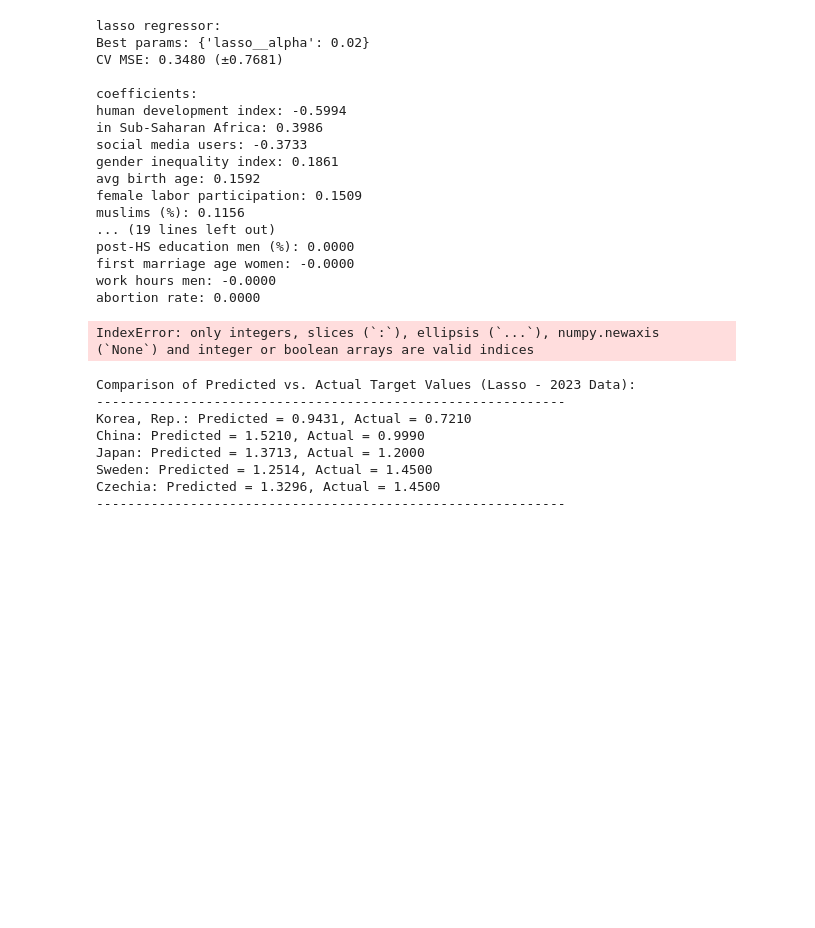
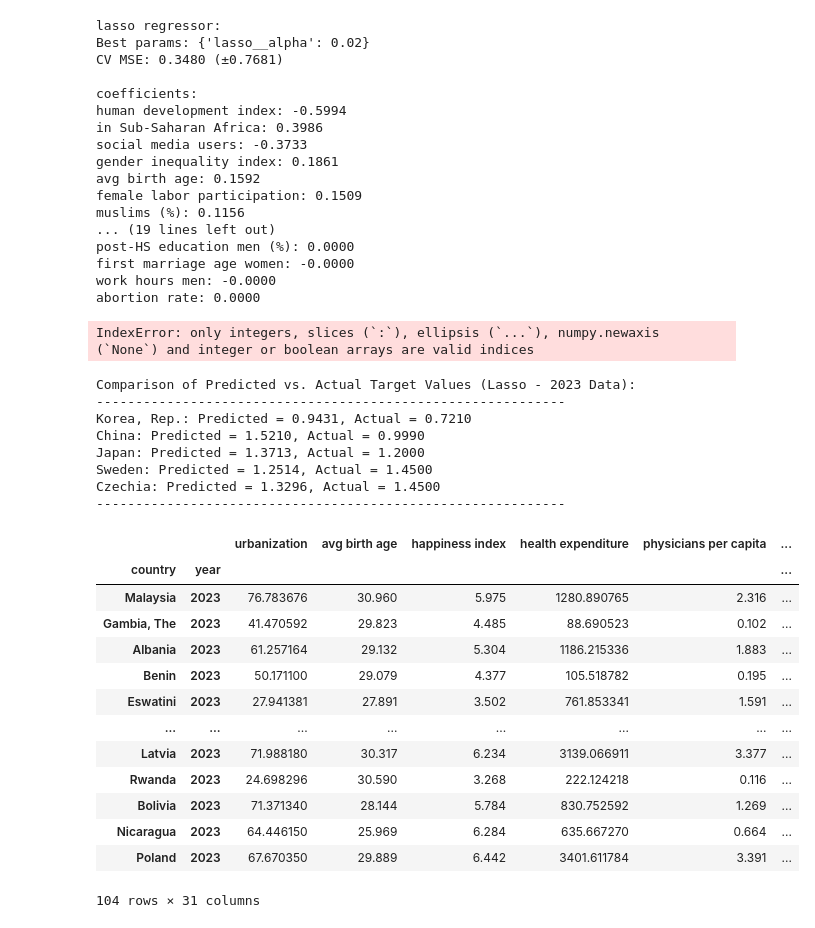
Before and after one commit to tomik062/AI_Project, a Jupyter notebook: notebook.ipynb, the cells around one changed output. Drawn from its saved outputs; the diff is of its cells as text; code cells hidden in the pictures; blank space fills up the shorter version.

```diff
--- a/notebook.ipynb
+++ b/notebook.ipynb
@@ -1025,3 +1025,20 @@ Japan: Predicted = 1.3713, Actual = 1.2000
 Sweden: Predicted = 1.2514, Actual = 1.4500
 Czechia: Predicted = 1.3296, Actual = 1.4500
 ------------------------------------------------------------
+# %%
+display(X_train_2023)
+# %% [output]
+|  |  | urbanization | avg birth age | happiness index | health expenditure | physicians per capita | ... |
+| country | year |  |  |  |  |  | ... |
+| Malaysia | 2023 | 76.783676 | 30.960 | 5.975 | 1280.890765 | 2.316 | ... |
+| Gambia, The | 2023 | 41.470592 | 29.823 | 4.485 | 88.690523 | 0.102 | ... |
+| Albania | 2023 | 61.257164 | 29.132 | 5.304 | 1186.215336 | 1.883 | ... |
+| Benin | 2023 | 50.171100 | 29.079 | 4.377 | 105.518782 | 0.195 | ... |
+| Eswatini | 2023 | 27.941381 | 27.891 | 3.502 | 761.853341 | 1.591 | ... |
+| ... | ... | ... | ... | ... | ... | ... | ... |
+| Latvia | 2023 | 71.988180 | 30.317 | 6.234 | 3139.066911 | 3.377 | ... |
+| Rwanda | 2023 | 24.698296 | 30.590 | 3.268 | 222.124218 | 0.116 | ... |
+| Bolivia | 2023 | 71.371340 | 28.144 | 5.784 | 830.752592 | 1.269 | ... |
+| Nicaragua | 2023 | 64.446150 | 25.969 | 6.284 | 635.667270 | 0.664 | ... |
+| Poland | 2023 | 67.670350 | 29.889 | 6.442 | 3401.611784 | 3.391 | ... |
+104 rows × 31 columns
```
Also changed, not shown: parts of 3 cells of this notebook.
